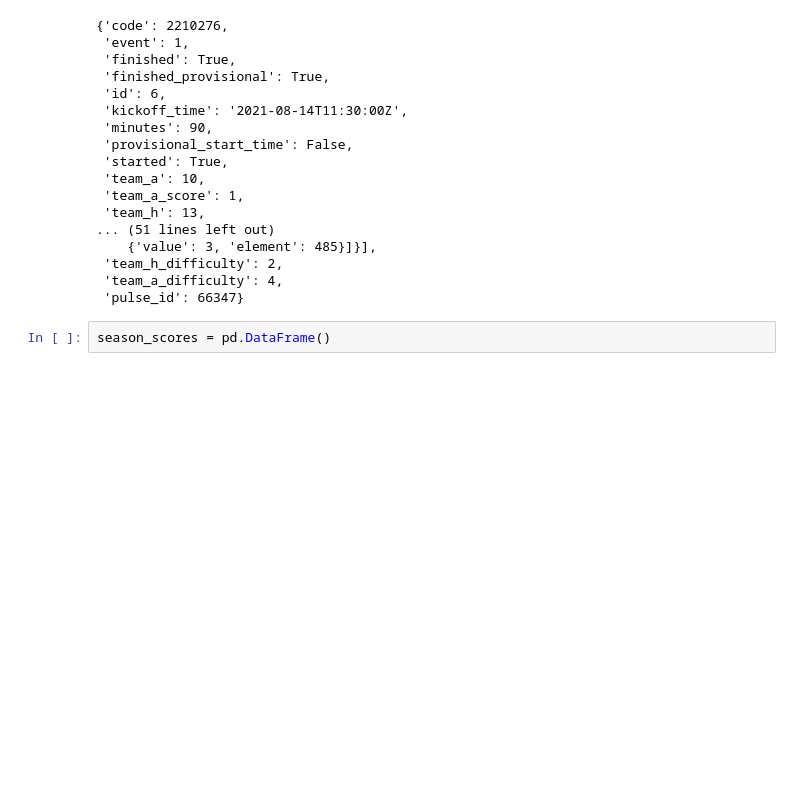
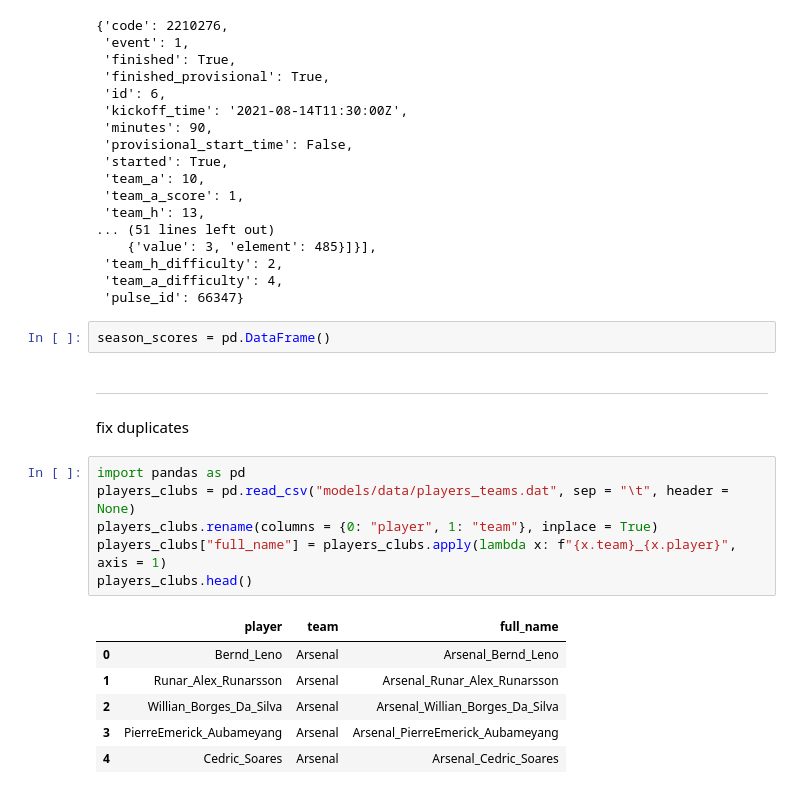
Before and after one commit to echang1802/fpl_lp, a Jupyter notebook: create_data_file.ipynb, the cells around one changed output. Cells and saved outputs as stored; diff of their text form; blank space fills up the shorter version.

```diff
--- a/create_data_file.ipynb
+++ b/create_data_file.ipynb
@@ -294,3 +347,19 @@ fixtures[2]
  'pulse_id': 66347}
 # %%
 season_scores = pd.DataFrame()
+# %% [markdown]
+--------------------------------------
+fix duplicates
+# %%
+import pandas as pd
+players_clubs = pd.read_csv("models/data/players_teams.dat", sep = "\t", header = None)
+players_clubs.rename(columns = {0: "player", 1: "team"}, inplace = True)
+players_clubs["full_name"] = players_clubs.apply(lambda x: f"{x.team}_{x.player}", axis = 1)
+players_clubs.head()
+# %% [output]
+|  | player | team | full_name |
+| 0 | Bernd_Leno | Arsenal | Arsenal_Bernd_Leno |
+| 1 | Runar_Alex_Runarsson | Arsenal | Arsenal_Runar_Alex_Runarsson |
+| 2 | Willian_Borges_Da_Silva | Arsenal | Arsenal_Willian_Borges_Da_Silva |
+| 3 | PierreEmerick_Aubameyang | Arsenal | Arsenal_PierreEmerick_Aubameyang |
+| 4 | Cedric_Soares | Arsenal | Arsenal_Cedric_Soares |
```
Also changed, not shown: parts of 12 cells of this notebook, 8 other files.
